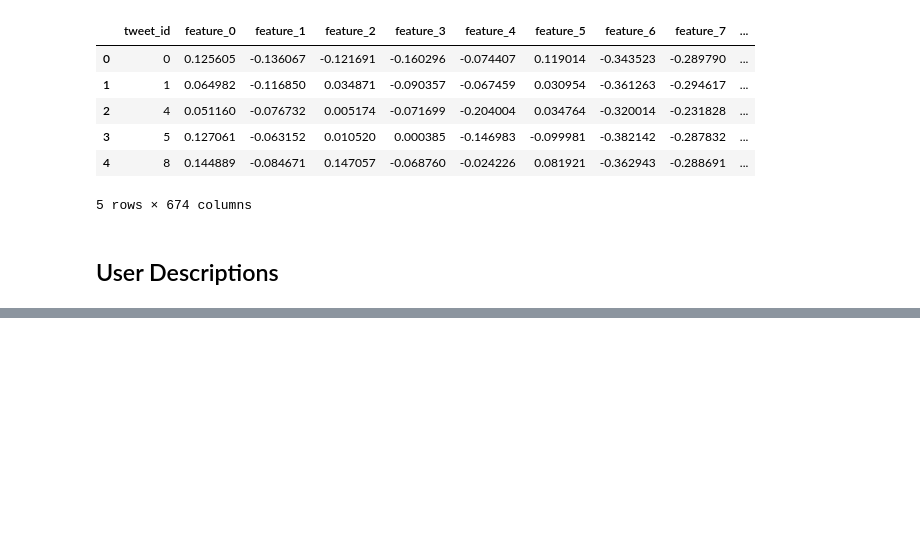
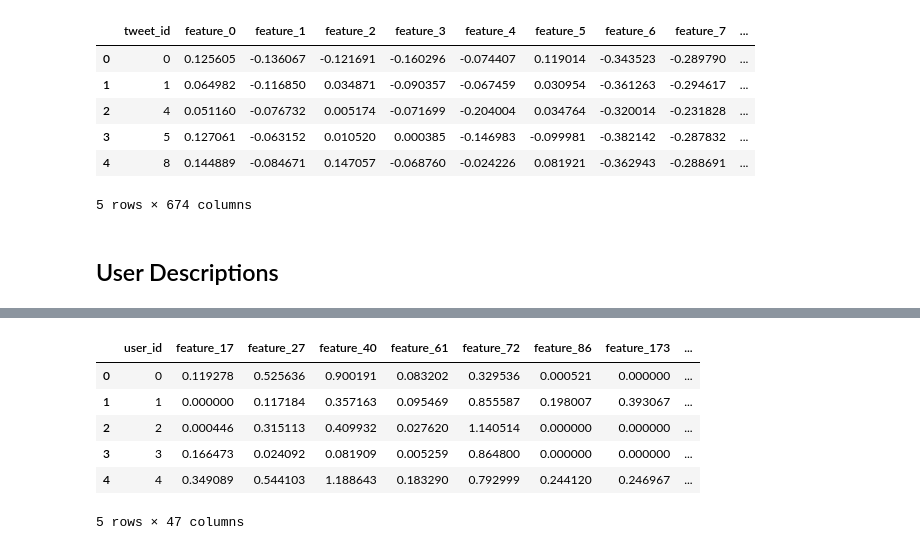
Before and after one commit to shpatrickguo/bitgrit, a Jupyter notebook: Viral Tweets Prediction Challenge/Viral Tweets Prediction Challenge.ipynb, the cells around one changed output, grey strips where cells are left out. Cells and saved outputs as stored; diff of their text form; code cells hidden in the pictures; blank space fills up the shorter version.

```diff
--- a/Viral Tweets Prediction Challenge/Viral Tweets Prediction Challenge.ipynb
+++ b/Viral Tweets Prediction Challenge/Viral Tweets Prediction Challenge.ipynb
@@ -489,0 +489,20 @@ descriptions_df.head()
+# %%
+# Set the target as well as dependent variables from image data.
+y = descriptions_df['virality']
+x = descriptions_df.loc[:, descriptions_df.columns.str.contains("feature_")]
+
+# time the model fitting
+start = timeit.default_timer()
+
+# Fit the trained model on our data
+sel_model.fit(x, y)
+
+stop = timeit.default_timer()
+print('Time: ', stop - start)
+
+# get index of good features
+sel_index = sel_model.get_support()
+
+# count the no of columns selected
+counter = collections.Counter(sel_model.get_support())
+counter
@@ -489,0 +559,12 @@ descriptions_df.head()
+# %%
+user_prof_ind_df = pd.DataFrame(x[x.columns[(sel_index)]])
+user_profile_images_final = pd.concat([user_vectorized_profile_images[['user_id']], user_prof_ind_df], axis=1)
+user_profile_images_final.head()
+# %% [output]
+|  | user_id | feature_17 | feature_27 | feature_40 | feature_61 | feature_72 | feature_86 | feature_173 | ... |
+| 0 | 0 | 0.119278 | 0.525636 | 0.900191 | 0.083202 | 0.329536 | 0.000521 | 0.000000 | ... |
+| 1 | 1 | 0.000000 | 0.117184 | 0.357163 | 0.095469 | 0.855587 | 0.198007 | 0.393067 | ... |
+| 2 | 2 | 0.000446 | 0.315113 | 0.409932 | 0.027620 | 1.140514 | 0.000000 | 0.000000 | ... |
+| 3 | 3 | 0.166473 | 0.024092 | 0.081909 | 0.005259 | 0.864800 | 0.000000 | 0.000000 | ... |
+| 4 | 4 | 0.349089 | 0.544103 | 1.188643 | 0.183290 | 0.792999 | 0.244120 | 0.246967 | ... |
+5 rows × 47 columns
```
Also changed, not shown: parts of 23 cells of this notebook.
